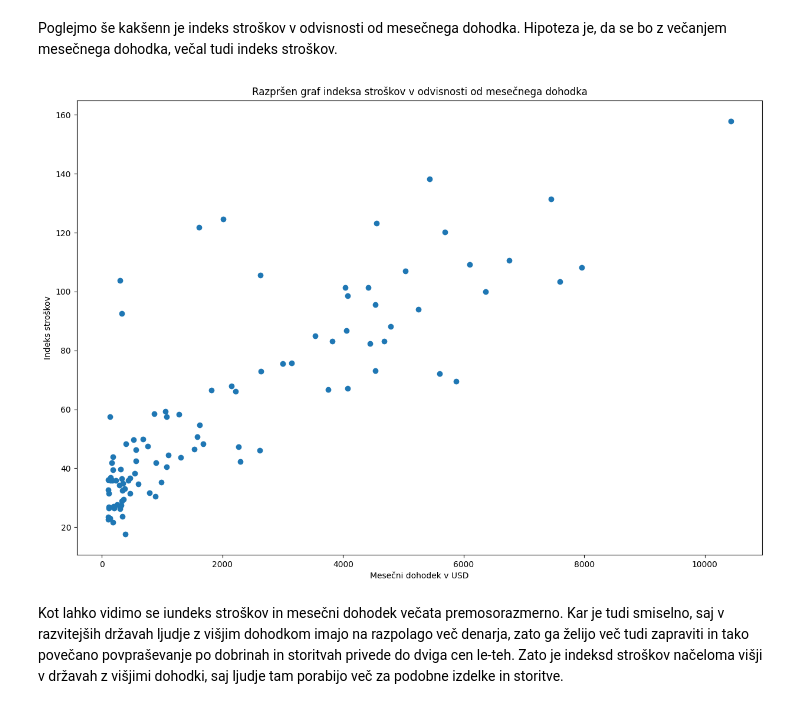
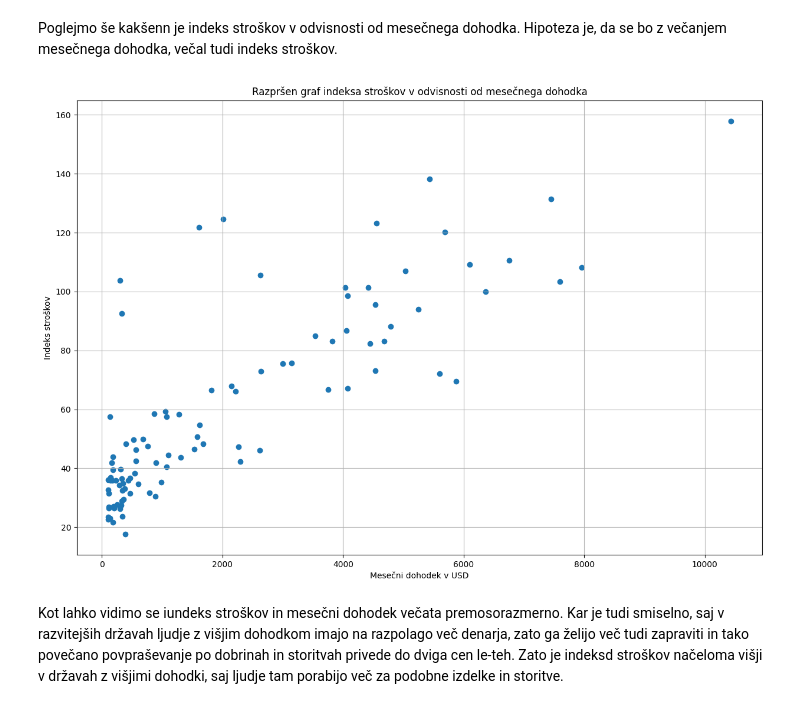
Before and after one commit to maticccc/Matic_Projektna, a Jupyter notebook: obdelava.ipynb, the cells around one changed output. Cells and saved outputs as stored; diff of their text form; code cells hidden in the pictures.

```diff
--- a/obdelava.ipynb
+++ b/obdelava.ipynb
@@ -113,16 +113,17 @@ Poglejmo še kakšenn je indeks stroškov v odvisnosti od mesečnega dohodka. Hi
 # %%
 # funkcija vrne razpršen graf indeksa stroškov v odvisnosti od mesečnega dohodka
 
 def narisi_razprsen_graf(csv_datoteka):
     plt.figure(figsize=(15, 10))
     plt.scatter(csv_datoteka['Mesecni dohodek'], csv_datoteka['Indeks stroskov'])
     plt.xlabel('Mesečni dohodek v USD')
     plt.ylabel('Indeks stroškov')
     plt.title('Razpršen graf indeksa stroškov v odvisnosti od mesečnega dohodka')
+    plt.grid(True)
     plt.show()
 
 narisi_razprsen_graf(podatki_csv)
 # %% [output]
-[figure, old version]
+[figure, new version]
 # %% [markdown]
 Kot lahko vidimo se iundeks stroškov in mesečni dohodek večata premosorazmerno. Kar je tudi smiselno, saj v razvitejših državah ljudje z višjim dohodkom imajo na razpolago več denarja, zato ga želijo več tudi zapraviti in tako povečano povpraševanje po dobrinah in storitvah privede do dviga cen le-teh. Zato je indeksd stroškov načeloma višji v državah z višjimi dohodki, saj ljudje tam porabijo več za podobne izdelke in storitve.
```
Also changed, not shown: parts of 3 cells of this notebook.
